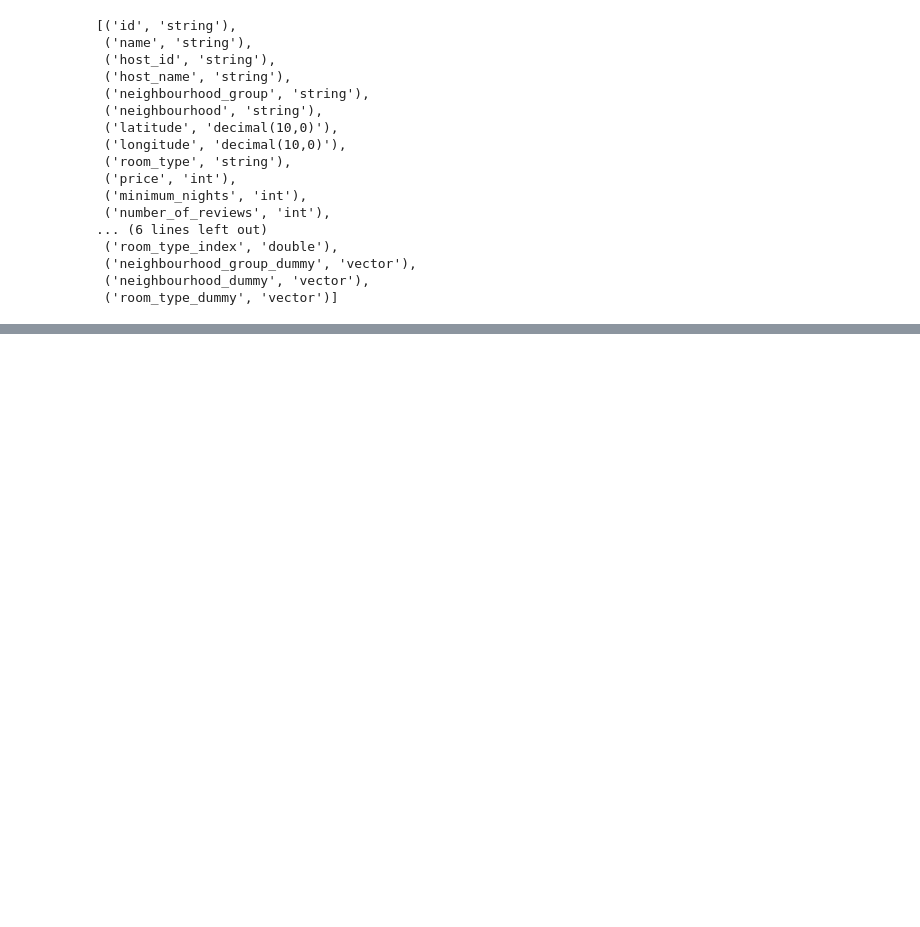
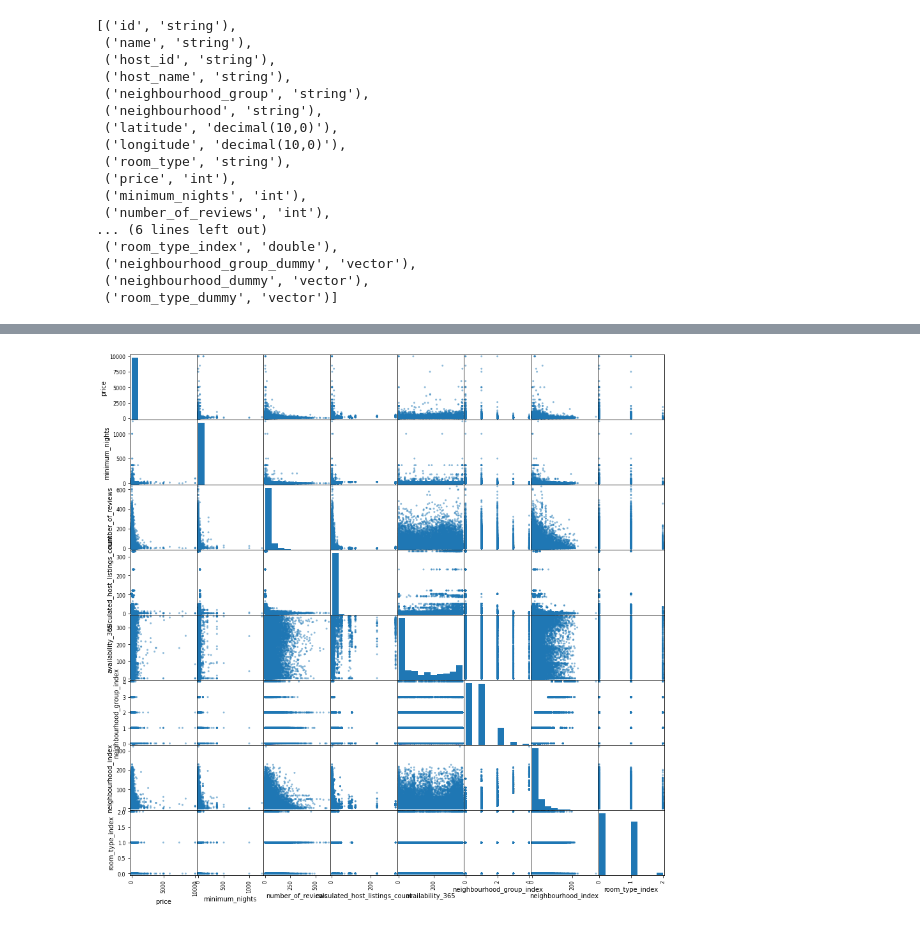
Before and after one commit to mitkrieg/spark_practice, a Jupyter notebook: ml_practice.ipynb, the cells around one changed output, grey strips where cells are left out. Saved outputs shown, nothing was run; the diff lists cells and outputs as text; code cells hidden in the pictures; blank space fills up the shorter version.

```diff
--- a/ml_practice.ipynb
+++ b/ml_practice.ipynb
@@ -66,7 +66,8 @@ df.columns
 # %%
 #creates indexes for each string
 indexers = [StringIndexer(inputCol=col,
-                          outputCol=col+'_index').fit(df) for col in ['neighbourhood_group',
+                          outputCol=col+'_index',
+                         handleInvalid='keep').fit(df) for col in ['neighbourhood_group',
                                                                       'neighbourhood',
                                                                       'room_type']]
 pipe = Pipeline(stages=indexers)
@@ -99,3 +100,5 @@ df.dtypes
  ('neighbourhood_group_dummy', 'vector'),
  ('neighbourhood_dummy', 'vector'),
  ('room_type_dummy', 'vector')]
+# %%
+df = df.na.drop()
@@ -155,0 +214,6 @@ Py4JJavaError: An error occurred while calling o301.fit.
+# %%
+numeric = [col[0] for col in df.dtypes if col[1] in ['int','float','double','decimal(10,0)']]
+data_mat = df.select(numeric).toPandas()
+pd.plotting.scatter_matrix(data_mat, figsize=(15,15));
+# %% [output]
+[figure, added]
```
Also changed, not shown: parts of 9 cells of this notebook, 1 other file.
